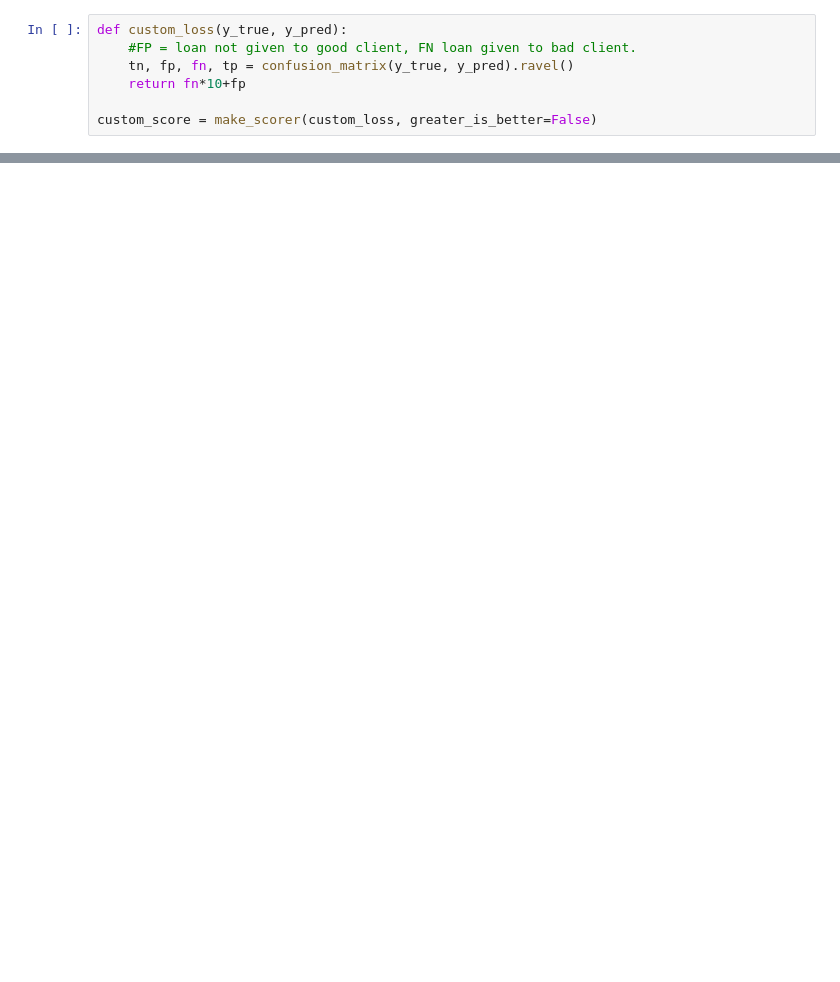
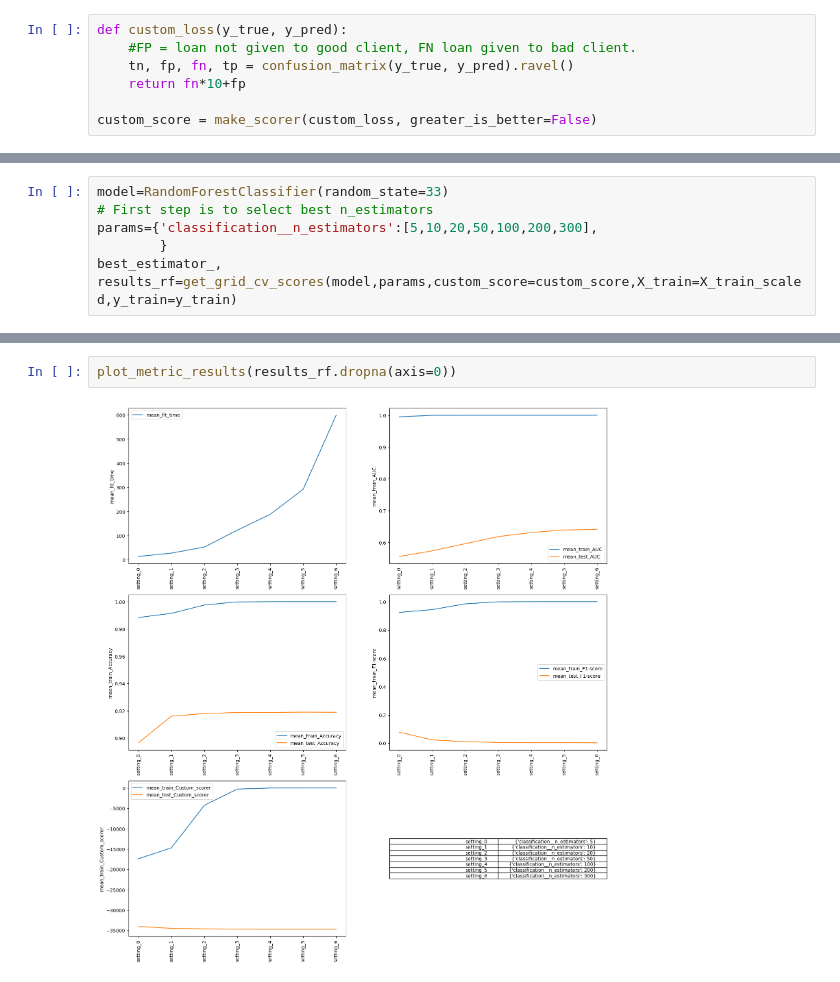
Before and after one commit to BlancaAlfaro/Projet7, a Jupyter notebook: notebooks/01-read.ipynb, the cells around one changed output, grey strips where cells are left out. Drawn from its saved outputs; the diff is of its cells as text; blank space fills up the shorter version.

```diff
--- a/notebooks/01-read.ipynb
+++ b/notebooks/01-read.ipynb
@@ -174,0 +184,6 @@ KeyboardInterrupt:
+# %%
+model=RandomForestClassifier(random_state=33)
+# First step is to select best n_estimators
+params={'classification__n_estimators':[5,10,20,50,100,200,300],
+        }
+best_estimator_, results_rf=get_grid_cv_scores(model,params,custom_score=custom_score,X_train=X_train_scaled,y_train=y_train)
@@ -174,0 +211,4 @@ KeyboardInterrupt:
+# %%
+plot_metric_results(results_rf.dropna(axis=0))
+# %% [output]
+[figure, added]
```
Also changed, not shown: parts of 34 cells of this notebook, 5 other files.
